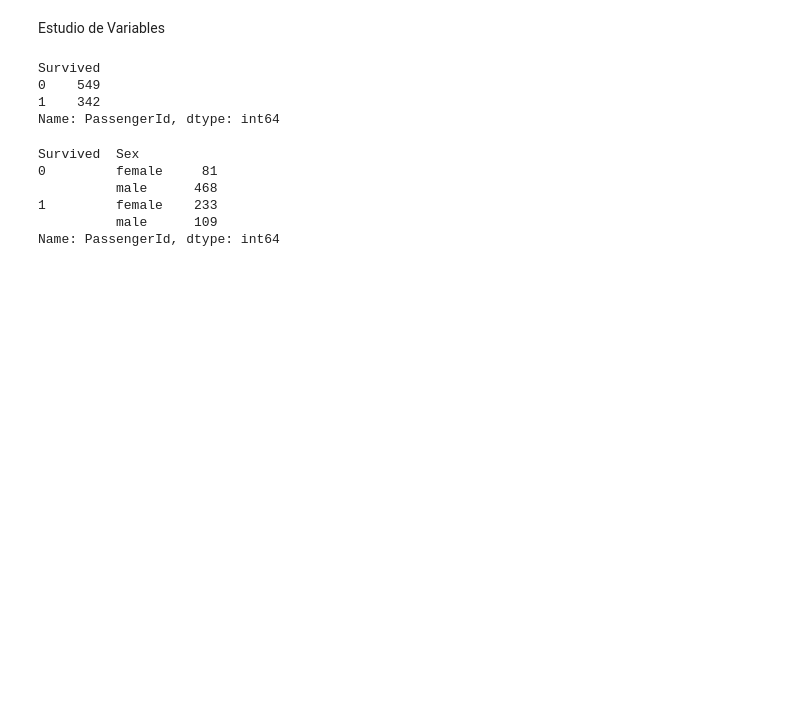
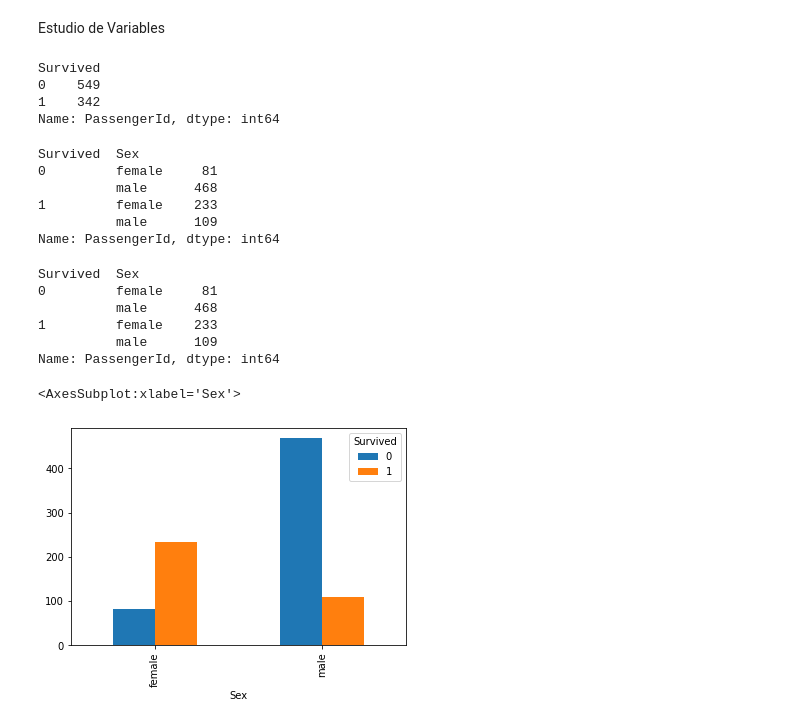
Before and after one commit to camilorf00/pypractice, a Jupyter notebook: TitanicDataAnalysis.ipynb, the cells around one changed output. Drawn from its saved outputs; the diff is of its cells as text; code cells hidden in the pictures; blank space fills up the shorter version.

```diff
--- a/TitanicDataAnalysis.ipynb
+++ b/TitanicDataAnalysis.ipynb
@@ -126,3 +126,16 @@ Survived  Sex
 1         female    233
           male      109
 Name: PassengerId, dtype: int64
+# %%
+by_sex = crew.groupby(['Survived','Sex']).count()['PassengerId']
+print(by_sex)
+(by_sex.unstack(level=0).plot.bar())
+# %% [output]
+Survived  Sex
+0         female     81
+          male      468
+1         female    233
+          male      109
+Name: PassengerId, dtype: int64
+<AxesSubplot:xlabel='Sex'>
+[figure, added]
```
Also changed, not shown: parts of 3 cells of this notebook.
